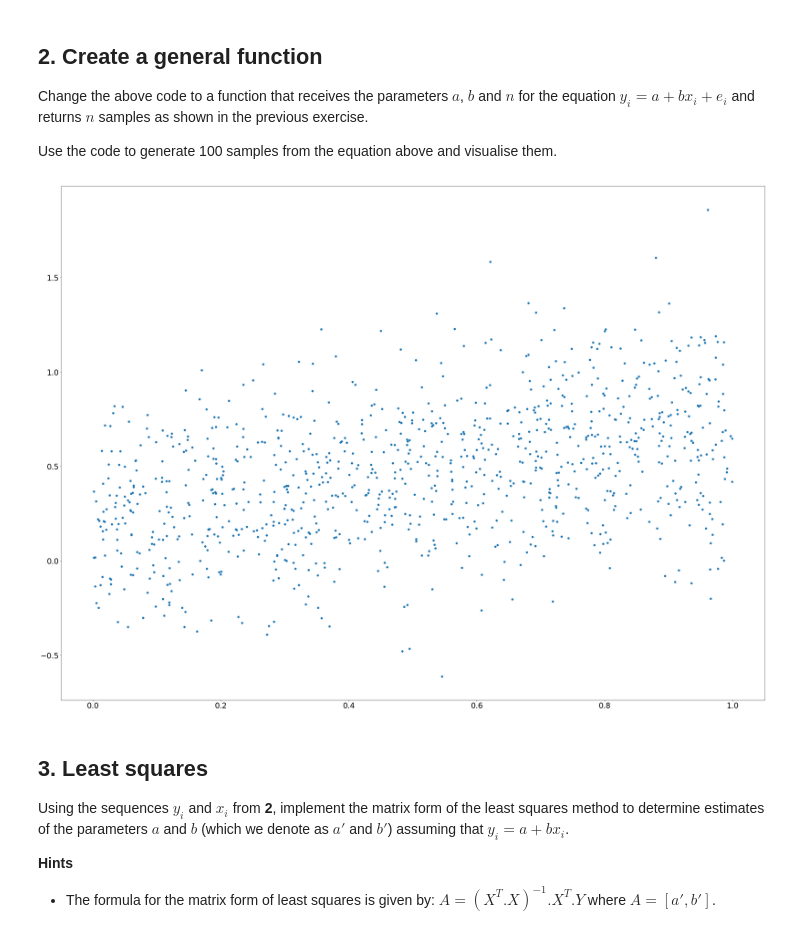
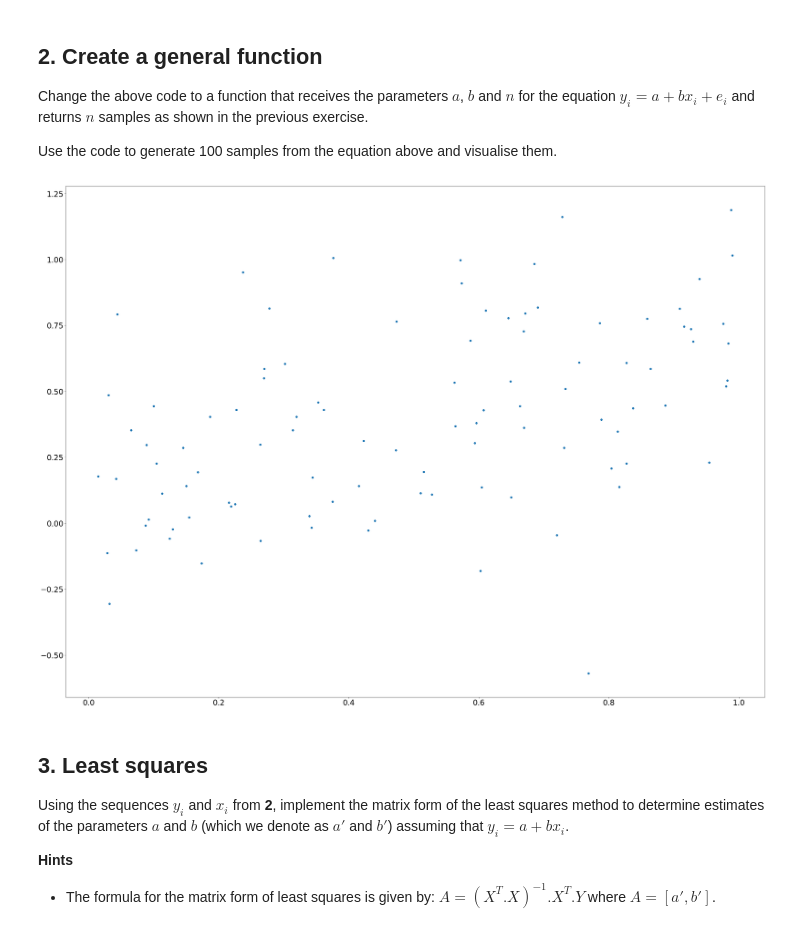
Before and after one commit to RileyEv/lab_sheets_public, a Jupyter notebook: lab_3/labsheet3.ipynb, the cells around one changed output. Drawn from its saved outputs; the diff is of its cells as text; code cells hidden in the pictures.

```diff
--- a/lab_3/labsheet3.ipynb
+++ b/lab_3/labsheet3.ipynb
@@ -62,19 +62,19 @@ Use the code to generate 100 samples from the equation above and visualise them.
 # %%
 # write your code here
 
 def nsy(a, b, n):
     x = np.random.uniform(0, 1, n)
     y = a + b * x + np.random.randn(n) * np.sqrt(0.1)
     return [x, y]
 
-result = nsy(0.2, 0.5, 1000)
+result = nsy(0.2, 0.5, 100)
 plt.scatter(*result)
 plt.show()
 
 x = result[0]
 y = result[1]
 # %% [output]
-[figure, old version]
+[figure, new version]
 # %% [markdown]
 ## 3. Least squares ##
 Using the sequences ${y_i}$ and ${x_i}$ from **2**, implement the matrix form of the least squares method to determine estimates of the parameters $a$ and $b$ (which we denote as $a'$ and $b'$) assuming that $y_i=a+bx_i$.
```
Also changed, not shown: parts of 6 cells of this notebook, 9 other files.
